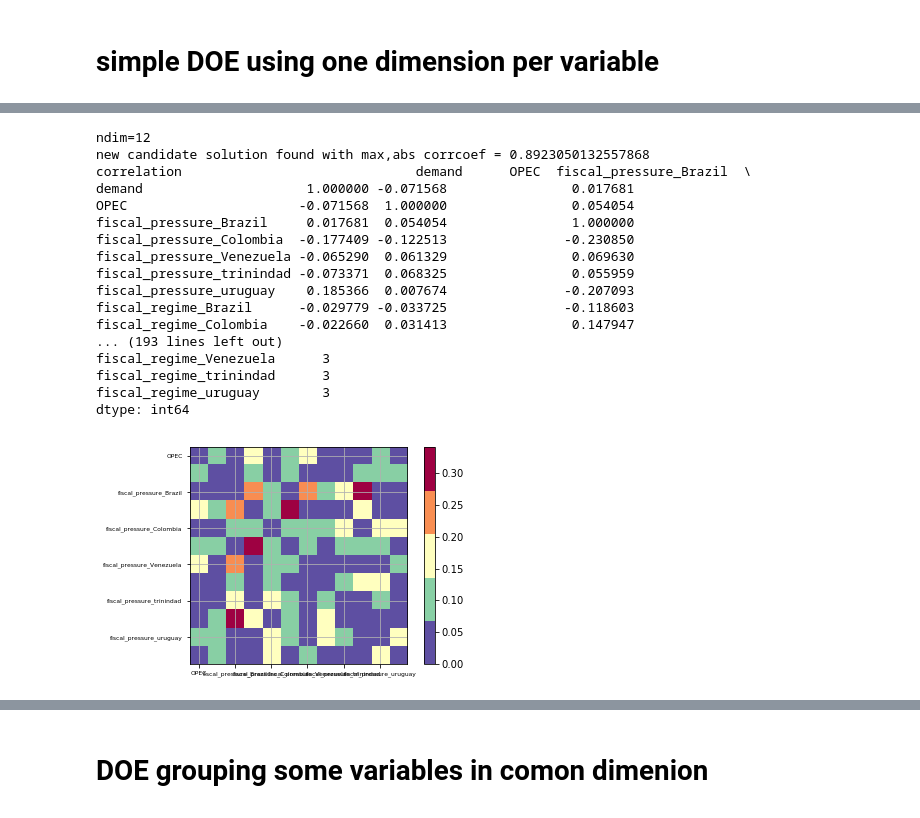
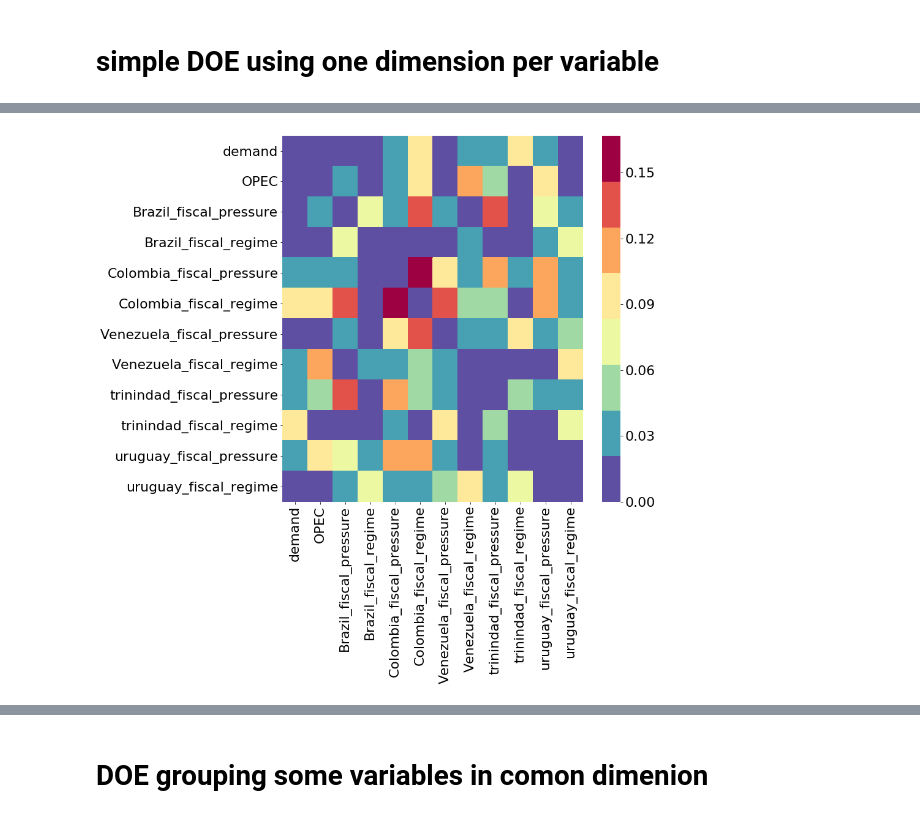
Before and after one commit to adrivsh/LHS_unburnable_oil_demo, a Jupyter notebook: combined_lhs_demo.ipynb, the cells around one changed output, grey strips where cells are left out. Saved outputs shown, nothing was run; the diff lists cells and outputs as text; code cells hidden in the pictures.

```diff
--- a/combined_lhs_demo.ipynb
+++ b/combined_lhs_demo.ipynb
@@ -8,10 +8,22 @@ import pandas as pd
 import numpy as np
 import pyDOE
 
+import seaborn as sns
 from pandas_helper import *
 
 
-from generate_doe import generate_doe, correlation_matrix
+from generate_doe import *
+
+#ploting capacities
+import matplotlib.pyplot as plt
+#make plots appear in this notebook
+%matplotlib inline
+
+#Default options for plots:
+#this controls the font used in the legend
+font = {'family' : 'sans serif',
+    'size'   : 22}
+plt.rc('font', **font)
 # %% [output]
 The autoreload extension is already loaded. To reload it, use:
   %reload_ext autoreload
@@ -24,7 +36,7 @@ def cartesian(df1, df2):
 # %% [markdown]
 # number of simulations we can afford
 # %%
-n_sample=100
+n_sample=300
 # %% [markdown]
 # weighted case
 # %%
@@ -75,24 +102,5 @@ doe_params
 # %%
-df, norm_doe = generate_doe(n_sample,doe_params, verbose=True)
+df= map_doe_to_labels (norm_doe, doe_params, numeric=True)
+correlation_matrix(df)
 # %% [output]
-ndim=12
-new candidate solution found with max,abs corrcoef = 0.8923050132557868
-correlation                              demand      OPEC  fiscal_pressure_Brazil  \
-demand                     1.000000 -0.071568                0.017681
-OPEC                      -0.071568  1.000000                0.054054
-fiscal_pressure_Brazil     0.017681  0.054054                1.000000
-fiscal_pressure_Colombia  -0.177409 -0.122513               -0.230850
-fiscal_pressure_Venezuela -0.065290  0.061329                0.069630
-fiscal_pressure_trinindad -0.073371  0.068325                0.055959
-fiscal_pressure_uruguay    0.185366  0.007674               -0.207093
-fiscal_regime_Brazil      -0.029779 -0.033725               -0.118603
-fiscal_regime_Colombia    -0.022660  0.031413                0.147947
-... (193 lines left out)
-fiscal_regime_Venezuela      3
-fiscal_regime_trinindad      3
-fiscal_regime_uruguay        3
-dtype: int64
+[figure, added]
-# %%
-correlation_matrix(norm_doe)
-# %% [output]
-[figure, removed]
```
Also changed, not shown: parts of 15 cells of this notebook, 3 other files.
